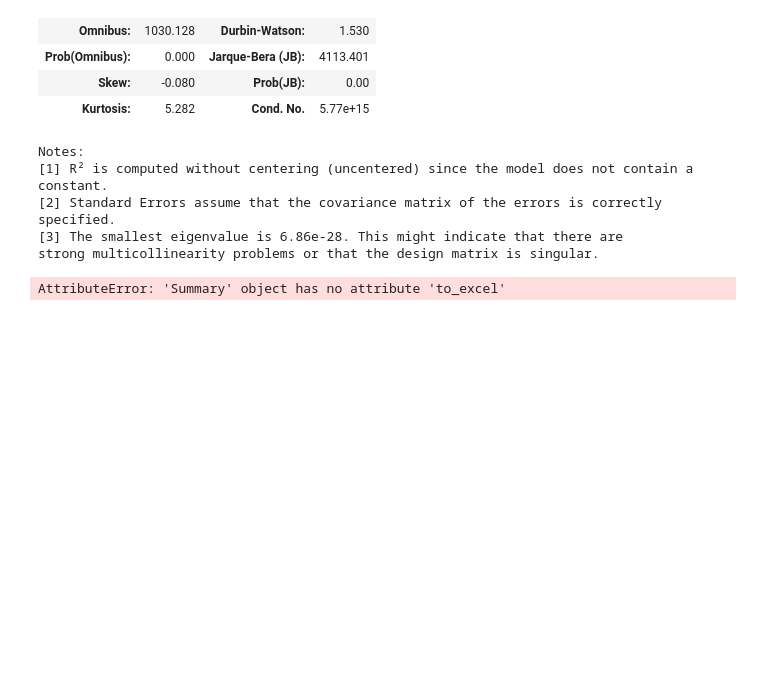
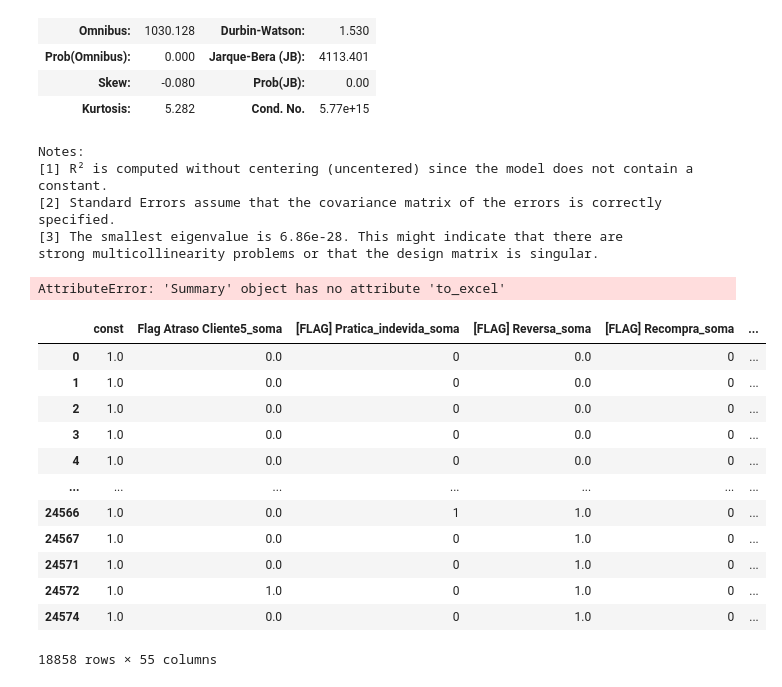
Before and after one commit to mvvilasboas/NPS_Bulky, a Jupyter notebook: analise_corr_varDummy.ipynb, the cells around one changed output. Drawn from its saved outputs; the diff is of its cells as text; code cells hidden in the pictures; blank space fills up the shorter version.

```diff
--- a/analise_corr_varDummy.ipynb
+++ b/analise_corr_varDummy.ipynb
@@ -309,4 +317,0 @@ X_vars.to_csv(r'D:\analise_roge\analise_dummy_nps',sep=';')
-# %%
-X_vars = X_vars.drop(columns=['customer_answer', '[FLAG] Sac_pos_entrega_soma', 'sac_pos_soma__Avaria em produto entregue', '[FLAG] Pratica_indevida_soma_x_[FLAG] Sac_pos_entrega_soma', '[FLAG] Sac_pos_entrega_soma_x_[FLAG] Pratica_indevida_soma'])
-regressao = sm.OLS(base['customer_answer'],X_vars).fit()
-print(regressao.summary())
@@ -372,5 +359,21 @@ strong multicollinearity problems or that the design matrix is singular.
 # %%
 # %% [output]
 AttributeError: 'Summary' object has no attribute 'to_excel'
+# %%
+sm.add_constant(X_vars)
+# %% [output]
+|  | const | Flag Atraso Cliente5_soma | [FLAG] Pratica_indevida_soma | [FLAG] Reversa_soma | [FLAG] Recompra_soma | ... |
+| 0 | 1.0 | 0.0 | 0 | 0.0 | 0 | ... |
+| 1 | 1.0 | 0.0 | 0 | 0.0 | 0 | ... |
+| 2 | 1.0 | 0.0 | 0 | 0.0 | 0 | ... |
+| 3 | 1.0 | 0.0 | 0 | 0.0 | 0 | ... |
+| 4 | 1.0 | 0.0 | 0 | 0.0 | 0 | ... |
+| ... | ... | ... | ... | ... | ... | ... |
+| 24566 | 1.0 | 0.0 | 1 | 1.0 | 0 | ... |
+| 24567 | 1.0 | 0.0 | 0 | 1.0 | 0 | ... |
+| 24571 | 1.0 | 0.0 | 0 | 1.0 | 0 | ... |
+| 24572 | 1.0 | 1.0 | 0 | 1.0 | 0 | ... |
+| 24574 | 1.0 | 0.0 | 0 | 1.0 | 0 | ... |
+18858 rows × 55 columns
 # %%
 # %% [output]
```
Also changed, not shown: parts of 8 cells of this notebook, 1 other file.
